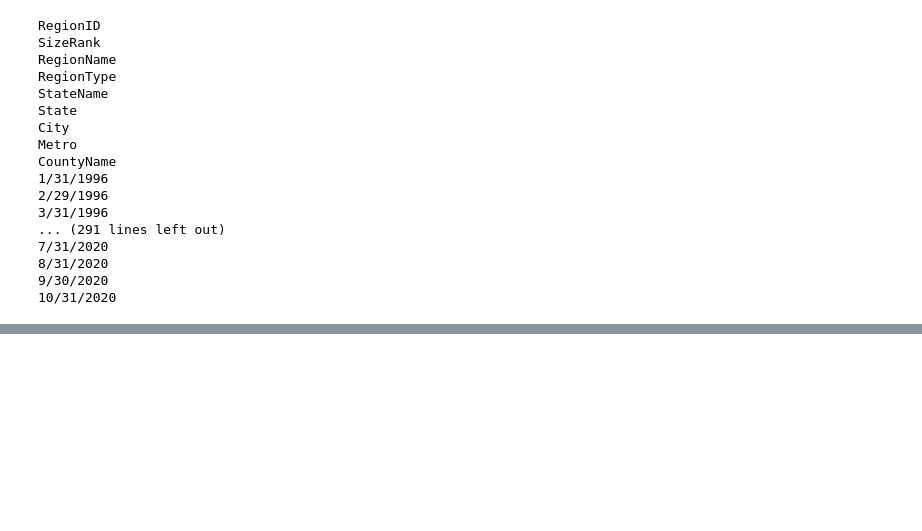
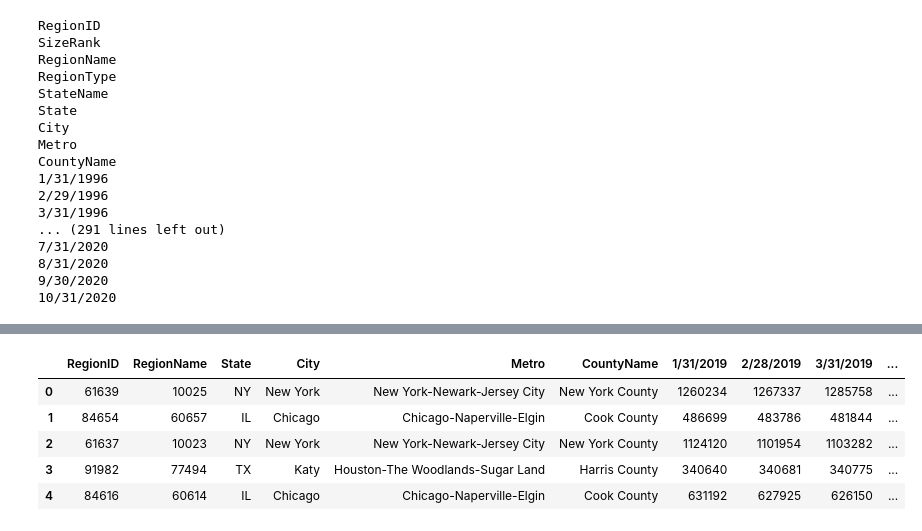
Before and after one commit to Amelchristy/Covid-19-vs-Housing-Prices, a Jupyter notebook: Untitled.ipynb, the cells around one changed output, grey strips where cells are left out. Cells and saved outputs as stored; diff of their text form; code cells hidden in the pictures; blank space fills up the shorter version.

```diff
--- a/Untitled.ipynb
+++ b/Untitled.ipynb
@@ -67,0 +68,25 @@ Zillow_2020.head()
+# %%
+Zillow_2019 = Zillow_df[['RegionID',
+'RegionName',
+'State',
+'City',
+'Metro',
+'CountyName', '1/31/2019',
+'2/28/2019',
+'3/31/2019',
+'4/30/2019',
+'5/31/2019',
+'6/30/2019',
+'7/31/2019',
+'8/31/2019',
+'9/30/2019',
+'10/31/2019']].copy()
+# %%
+Zillow_2019.head()
+# %% [output]
+|  | RegionID | RegionName | State | City | Metro | CountyName | 1/31/2019 | 2/28/2019 | 3/31/2019 | ... |
+| 0 | 61639 | 10025 | NY | New York | New York-Newark-Jersey City | New York County | 1260234 | 1267337 | 1285758 | ... |
+| 1 | 84654 | 60657 | IL | Chicago | Chicago-Naperville-Elgin | Cook County | 486699 | 483786 | 481844 | ... |
+| 2 | 61637 | 10023 | NY | New York | New York-Newark-Jersey City | New York County | 1124120 | 1101954 | 1103282 | ... |
+| 3 | 91982 | 77494 | TX | Katy | Houston-The Woodlands-Sugar Land | Harris County | 340640 | 340681 | 340775 | ... |
+| 4 | 84616 | 60614 | IL | Chicago | Chicago-Naperville-Elgin | Cook County | 631192 | 627925 | 626150 | ... |
```
Also changed, not shown: parts of 19 cells of this notebook, 5 other files.
